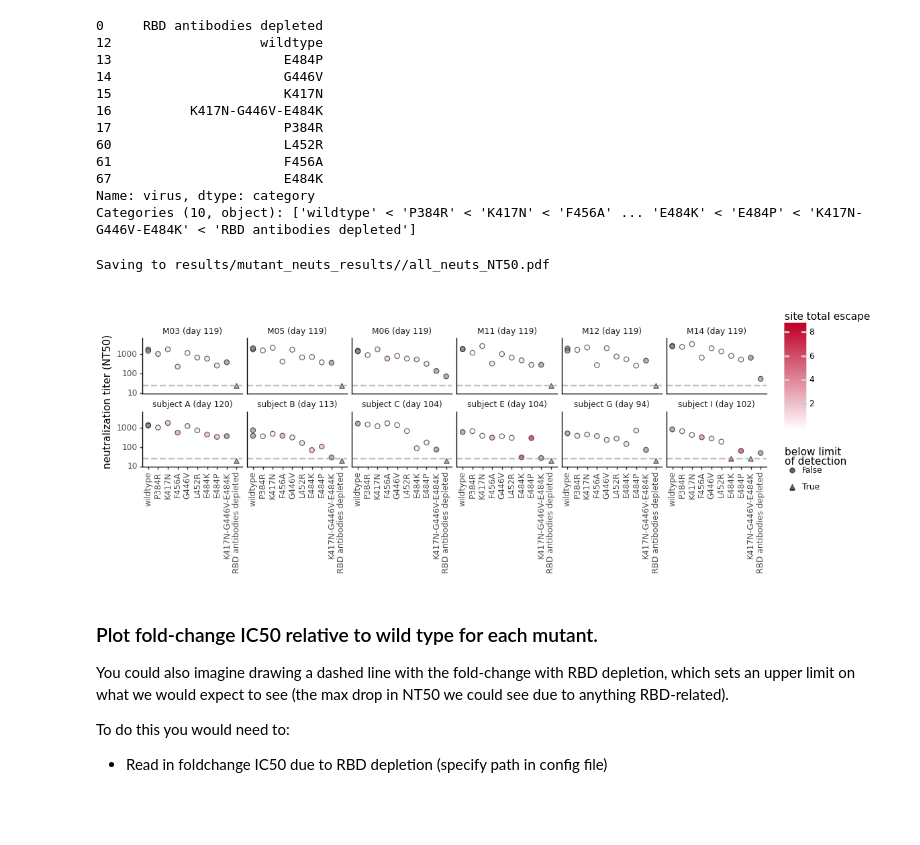
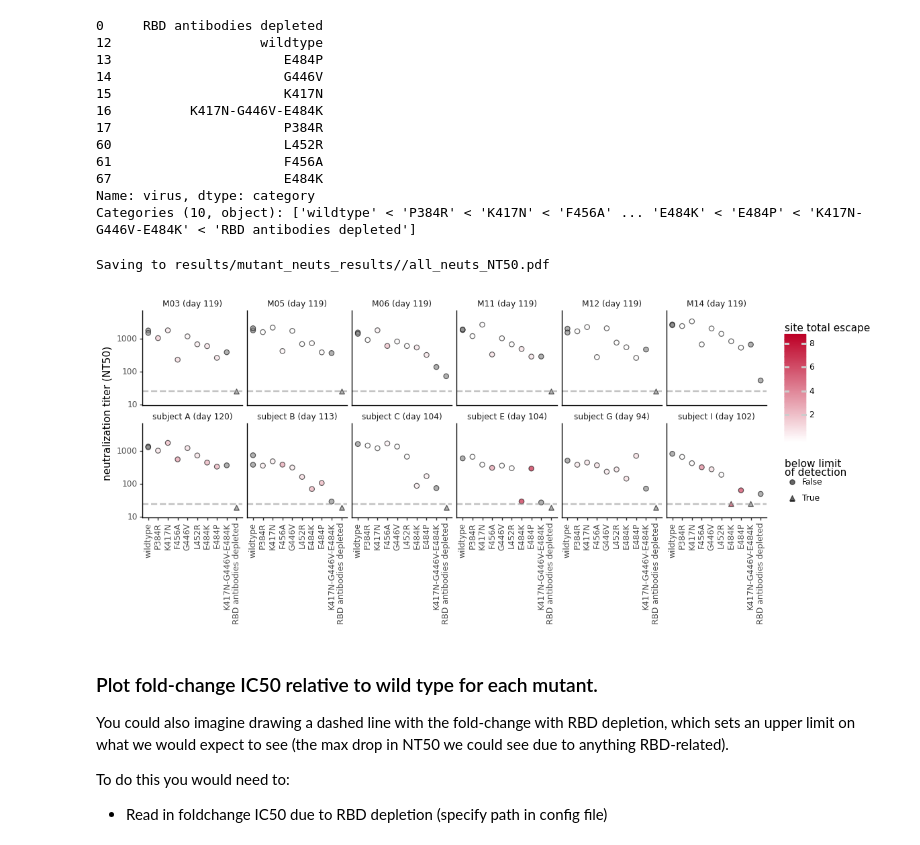
Before and after one commit to jbloomlab/SARS-CoV-2-RBD_MAP_Moderna, a Jupyter notebook: experimental_data/mutant_neuts.ipynb, the cells around one changed output. Cells and saved outputs as stored; diff of their text form; code cells hidden in the pictures; blank space fills up the shorter version.

Commit message:
plot figure 5

```diff
--- a/experimental_data/mutant_neuts.ipynb
+++ b/experimental_data/mutant_neuts.ipynb
@@ -315,32 +315,32 @@ Categories (10, object): ['wildtype' < 'P384R' < 'K417N' < 'F456A' ... 'E484K' <
 # %%
 p = (ggplot((muts_depletions)) +
      aes('virus', 'NT50', shape='ic50_is_bound', fill='site total escape') +
      geom_point(size=2.5, alpha=0.6) +
      scale_x_discrete(name='') +
      scale_y_log10(name='neutralization titer (NT50)', expand=(0.1,0.1)) +
      facet_wrap('~serum', ncol=6) +
      theme_classic() +
      theme(axis_text_x=element_text(angle=90),
-           figure_size=(0.2 * muts_depletions['virus'].nunique()*muts_depletions['serum'].nunique()/2, 2.5),
+           figure_size=(0.2 * muts_depletions['virus'].nunique()*muts_depletions['serum'].nunique()/2, 4),
            strip_margin_y=0.35,
            strip_background_x=element_blank(),
            ) +
          geom_hline(yintercept=25, linetype='dashed', size=1,
                     alpha=0.6, color=CBPALETTE[0]) +
      scale_fill_gradient(low='white', high='#BD0026') +
      scale_shape_manual(values=['o','^'], name='below limit\nof detection')
 #      scale_fill_manual(values=['gray', 'white'],name='below limit\nof detection')
 #          +scale_color_manual(values=['gray', '#D55E00'],name='E484 mutant')
      )
 
 _ = p.draw()
 
 plotfile = f'{resultsdir}/all_neuts_NT50.pdf'
 print(f"Saving to {plotfile}")
 p.save(plotfile, verbose=False)
 # %% [output]
 Saving to results/mutant_neuts_results//all_neuts_NT50.pdf
-[figure, old version]
+[figure, new version]
 # %% [markdown]
 ### Plot fold-change IC50 relative to wild type for each mutant.
 You could also imagine drawing a dashed line with the fold-change with RBD depletion, which sets an upper limit on what we would expect to see (the max drop in NT50 we could see due to anything RBD-related).
```
Also changed, not shown: parts of 10 cells of this notebook, 21 other files.
